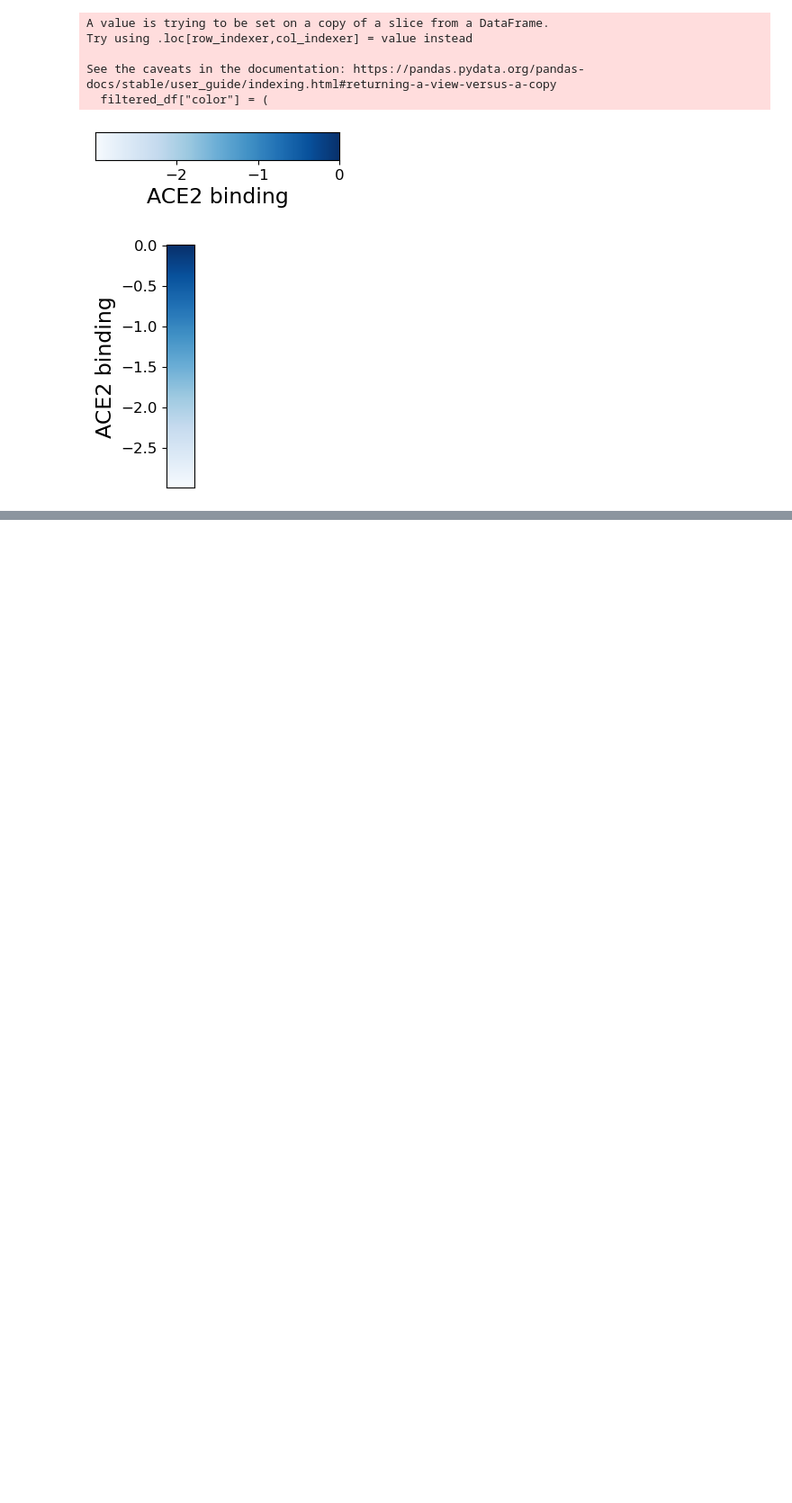
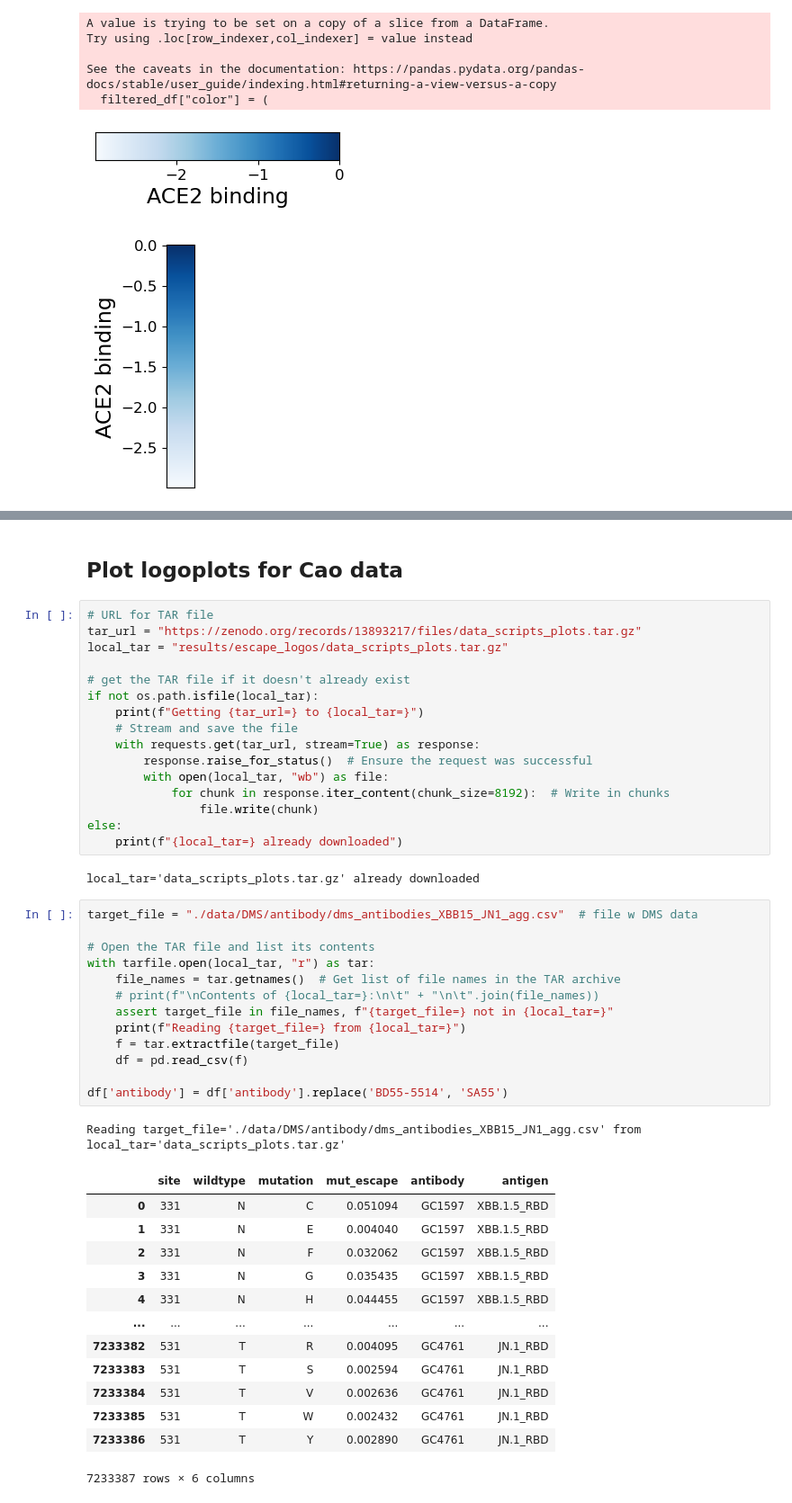
Before and after one commit to dms-vep/SARS-CoV-2_KP.3.1.1_spike_DMS, a Jupyter notebook: notebooks/escape_logoplots_for_key_sites.py.ipynb, the cells around one changed output, grey strips where cells are left out. Shown: that part at 90% size. Cells and saved outputs as stored; diff of their text form; blank space fills up the shorter version.

Commit message:
Cao logoplots (#44)
* make Cao logoplots

* rerun

* gitignore

```diff
--- a/notebooks/escape_logoplots_for_key_sites.py.ipynb
+++ b/notebooks/escape_logoplots_for_key_sites.py.ipynb
@@ -159,3 +162,51 @@ for ab in antibody_cols:
 [figure]
 [figure]
 [figure]
+# %% [markdown]
+## Plot logoplots for Cao data
+# %%
+# URL for TAR file
+tar_url = "https://zenodo.org/records/13893217/files/data_scripts_plots.tar.gz"
+local_tar = "results/escape_logos/data_scripts_plots.tar.gz"
+
+# get the TAR file if it doesn't already exist
+if not os.path.isfile(local_tar):
+    print(f"Getting {tar_url=} to {local_tar=}")
+    # Stream and save the file
+    with requests.get(tar_url, stream=True) as response:
+        response.raise_for_status()  # Ensure the request was successful
+        with open(local_tar, "wb") as file:
+            for chunk in response.iter_content(chunk_size=8192):  # Write in chunks
+                file.write(chunk)
+else:
+    print(f"{local_tar=} already downloaded")
+# %% [output]
+local_tar='data_scripts_plots.tar.gz' already downloaded
+# %%
+target_file = "./data/DMS/antibody/dms_antibodies_XBB15_JN1_agg.csv"  # file w DMS data
+
+# Open the TAR file and list its contents
+with tarfile.open(local_tar, "r") as tar:
+    file_names = tar.getnames()  # Get list of file names in the TAR archive
+    # print(f"\nContents of {local_tar=}:\n\t" + "\n\t".join(file_names))
+    assert target_file in file_names, f"{target_file=} not in {local_tar=}"
+    print(f"Reading {target_file=} from {local_tar=}")
+    f = tar.extractfile(target_file)
+    df = pd.read_csv(f)
+
+df['antibody'] = df['antibody'].replace('BD55-5514', 'SA55')
+# %% [output]
+Reading target_file='./data/DMS/antibody/dms_antibodies_XBB15_JN1_agg.csv' from local_tar='data_scripts_plots.tar.gz'
+|  | site | wildtype | mutation | mut_escape | antibody | antigen |
+| 0 | 331 | N | C | 0.051094 | GC1597 | XBB.1.5_RBD |
+| 1 | 331 | N | E | 0.004040 | GC1597 | XBB.1.5_RBD |
+| 2 | 331 | N | F | 0.032062 | GC1597 | XBB.1.5_RBD |
+| 3 | 331 | N | G | 0.035435 | GC1597 | XBB.1.5_RBD |
+| 4 | 331 | N | H | 0.044455 | GC1597 | XBB.1.5_RBD |
+| ... | ... | ... | ... | ... | ... | ... |
+| 7233382 | 531 | T | R | 0.004095 | GC4761 | JN.1_RBD |
+| 7233383 | 531 | T | S | 0.002594 | GC4761 | JN.1_RBD |
+| 7233384 | 531 | T | V | 0.002636 | GC4761 | JN.1_RBD |
+| 7233385 | 531 | T | W | 0.002432 | GC4761 | JN.1_RBD |
+| 7233386 | 531 | T | Y | 0.002890 | GC4761 | JN.1_RBD |
+7233387 rows × 6 columns
```
Also changed, not shown: parts of 3 cells of this notebook, 17 other files.
